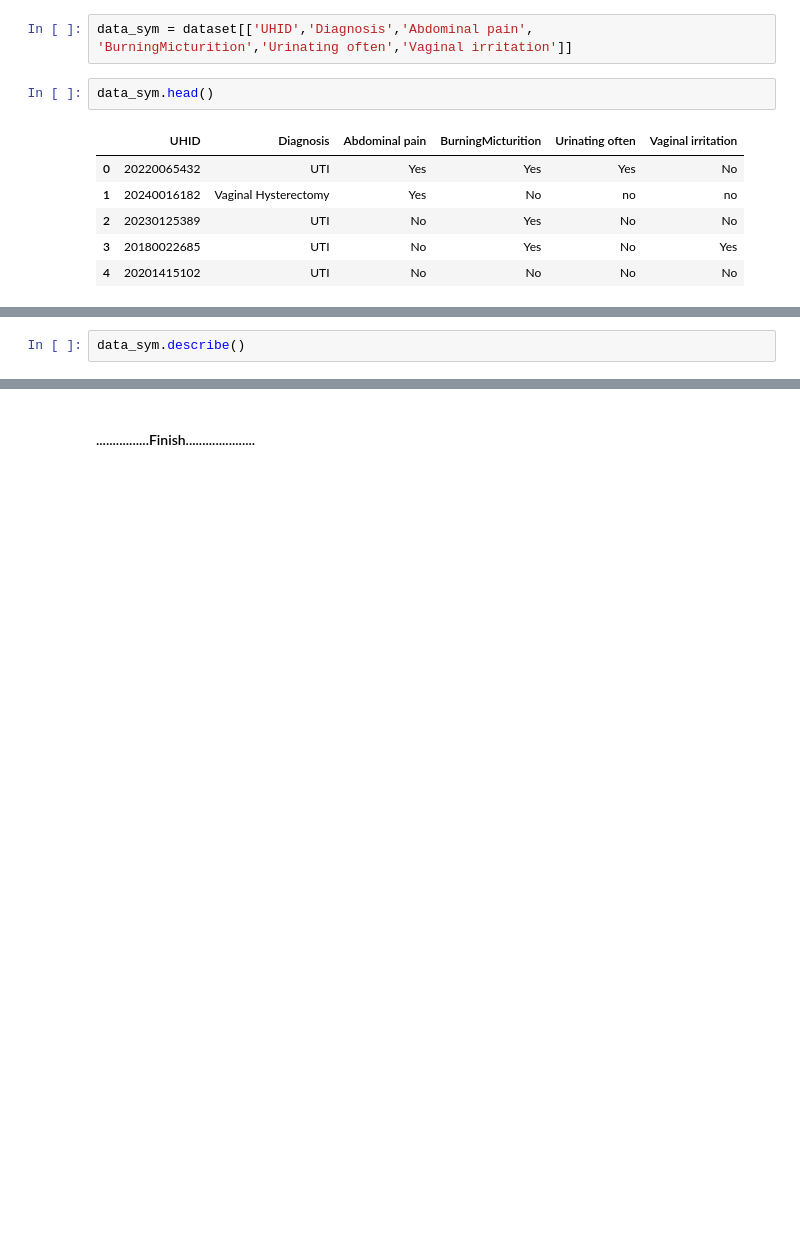
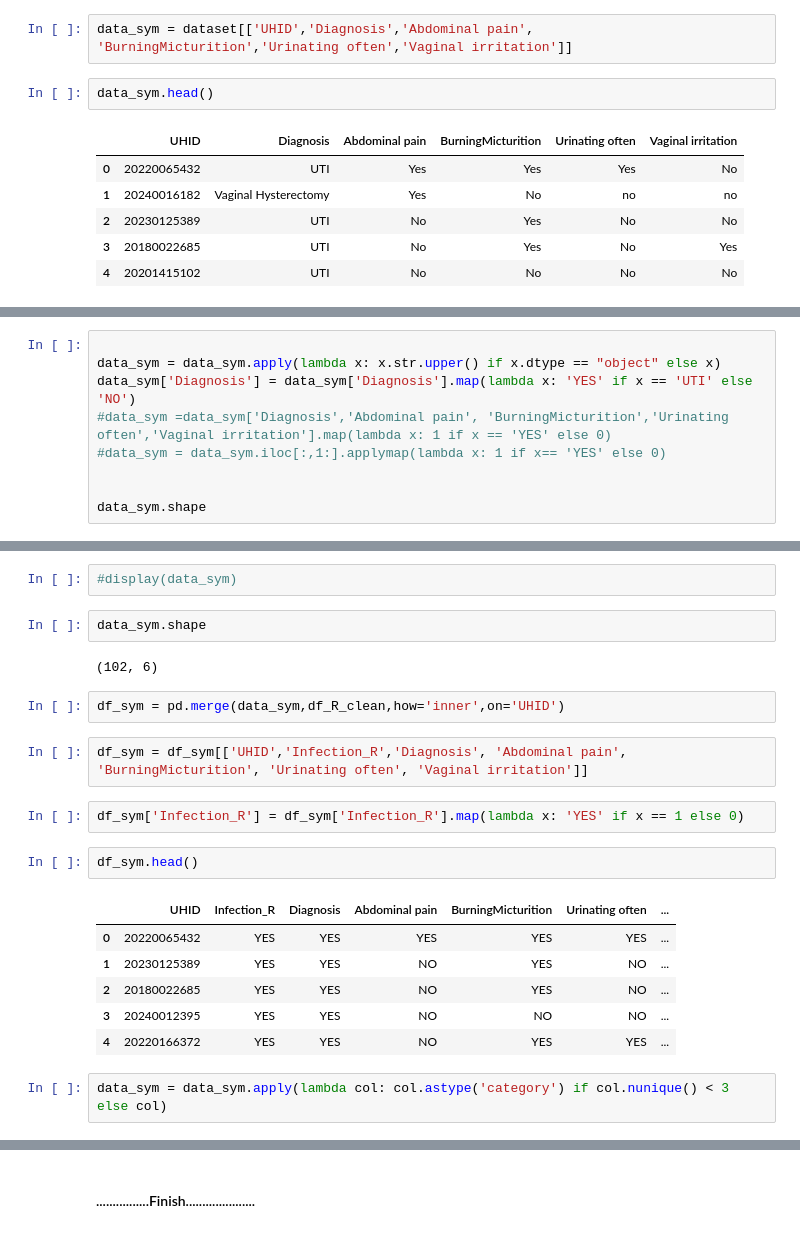
Before and after one commit to neeliit/DiagnosticsPy, a Jupyter notebook: comparision.ipynb, the cells around one changed output, grey strips where cells are left out. Cells and saved outputs as stored; diff of their text form; blank space fills up the shorter version.

```diff
--- a/comparision.ipynb
+++ b/comparision.ipynb
@@ -654,0 +647,9 @@ print(data_sym.head())
+# %%
+
+data_sym = data_sym.apply(lambda x: x.str.upper() if x.dtype == "object" else x)
+data_sym['Diagnosis'] = data_sym['Diagnosis'].map(lambda x: 'YES' if x == 'UTI' else 'NO')
+#data_sym =data_sym['Diagnosis','Abdominal pain', 'BurningMicturition','Urinating often','Vaginal irritation'].map(lambda x: 1 if x == 'YES' else 0)
+#data_sym = data_sym.iloc[:,1:].applymap(lambda x: 1 if x== 'YES' else 0)
+
+
+data_sym.shape
@@ -655,2 +666,23 @@ print(data_sym.head())
+# %%
+#display(data_sym)
 # %%
-data_sym.describe()
+data_sym.shape
+# %% [output]
+(102, 6)
+# %%
+df_sym = pd.merge(data_sym,df_R_clean,how='inner',on='UHID')
+# %%
+df_sym = df_sym[['UHID','Infection_R','Diagnosis', 'Abdominal pain', 'BurningMicturition', 'Urinating often', 'Vaginal irritation']]
+# %%
+df_sym['Infection_R'] = df_sym['Infection_R'].map(lambda x: 'YES' if x == 1 else 0)
+# %%
+df_sym.head()
+# %% [output]
+|  | UHID | Infection_R | Diagnosis | Abdominal pain | BurningMicturition | Urinating often | ... |
+| 0 | 20220065432 | YES | YES | YES | YES | YES | ... |
+| 1 | 20230125389 | YES | YES | NO | YES | NO | ... |
+| 2 | 20180022685 | YES | YES | NO | YES | NO | ... |
+| 3 | 20240012395 | YES | YES | NO | NO | NO | ... |
+| 4 | 20220166372 | YES | YES | NO | YES | YES | ... |
+# %%
+data_sym = data_sym.apply(lambda col: col.astype('category') if col.nunique() < 3 else col)
```
Also changed, not shown: parts of 15 cells of this notebook, 2 other files.
